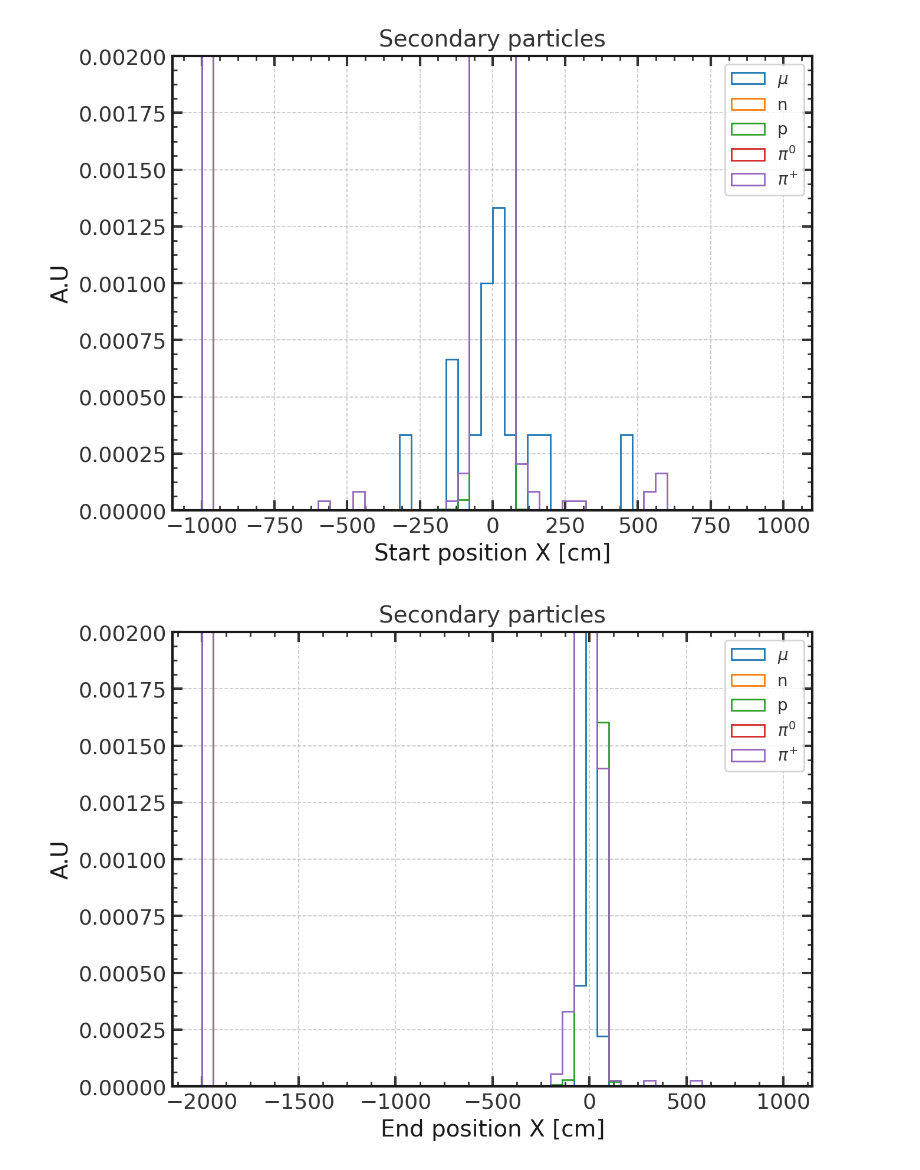
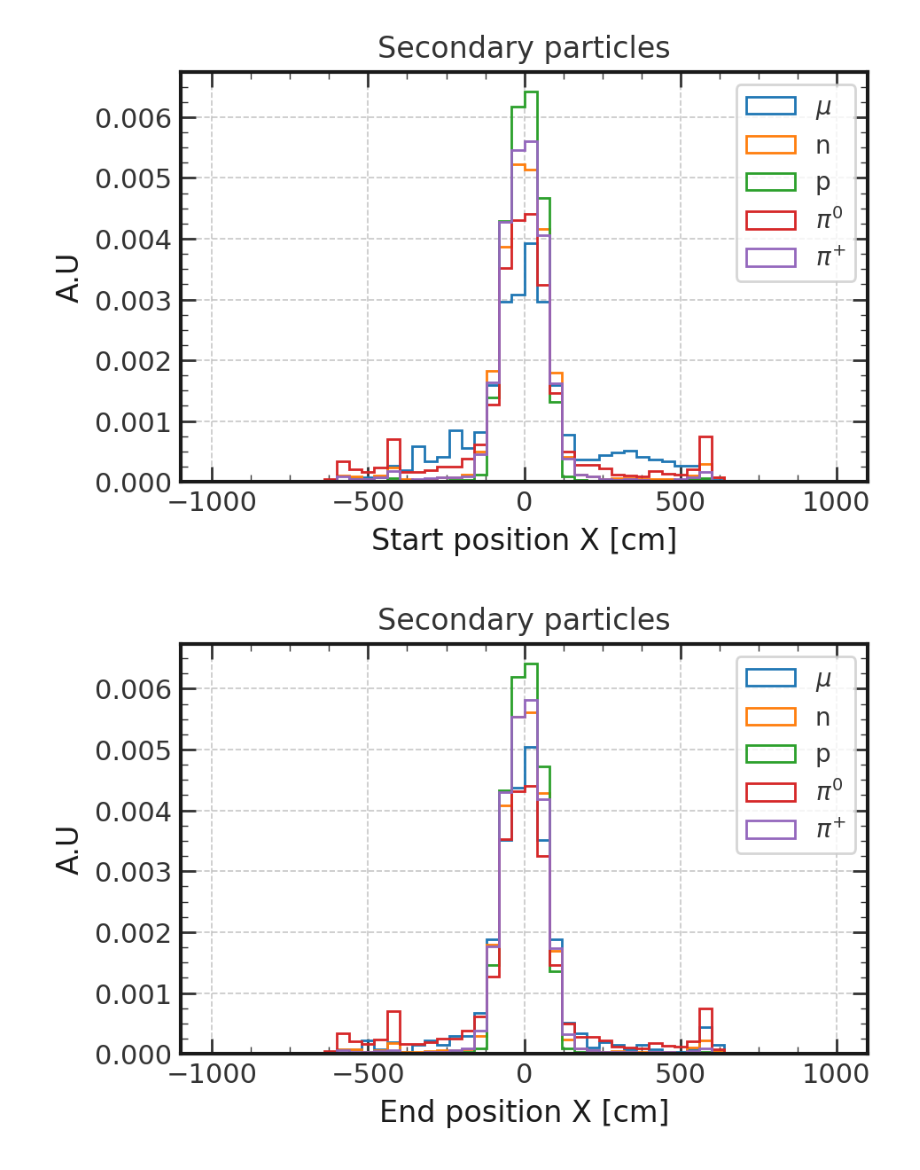
Before and after one commit to gkufatty/neutron-multiplicity, a Jupyter notebook: examples/check_neutral_particle.ipynb, the cells around one changed output. Drawn from its saved outputs; the diff is of its cells as text; code cells hidden in the pictures.

```diff
--- a/examples/check_neutral_particle.ipynb
+++ b/examples/check_neutral_particle.ipynb
@@ -55,6 +57,12 @@ class mctruth_particle_data():
         self.px = []
         self.py = []
         self.pz = []
+        self.ancestor_ixn = []
+        self.ancestor_part = []
+        self.ancestor_type = []
+
+
+
 
         # Secondaries
         self.sec_start_x = []
@@ -67,6 +75,10 @@ class mctruth_particle_data():
         self.sec_px = []
         self.sec_py = []
         self.sec_pz = []
+        self.sec_ancestor_ixn = []
+        self.sec_ancestor_part = []
+        self.sec_ancestor_type = []
+
 
 
     def update_data(self,data):
@@ -116,7 +128,7 @@ plot_dir = './plots/'
 # %%
 # Load datasets
 n_files = 10
-location = "fnal"
+location = "nersc"
 df = load_dataset(n_files,location)
 # %% [output]
 Openning MiniRun 5 beta 2.a CAFs
@@ -312,7 +336,7 @@ plt.hist(neutron_sx,bins=nbins,histtype='step',density=True,label='n',range=(-10
 plt.hist(proton_sx,bins=nbins,histtype='step',density=True,label='p',range=(-1000.,1000.))
 plt.hist(pi0_sx,bins=nbins,histtype='step',density=True,label=r'$\pi^{0}$',range=(-1000.,1000.))
 plt.hist(pip_sx,bins=nbins,histtype='step',density=True,label=r'$\pi^{+}$',range=(-1000.,1000.))
-plt.ylim(0.,0.0020)
+#plt.ylim(0.,0.0020)
 plt.title('Secondary particles')
 plt.xlabel('Start position X [cm]')
 plt.ylabel('A.U')
@@ -321,34 +345,34 @@ plt.savefig(plot_dir + 'secondaries_sx.png',bbox_inches="tight")
 plt.savefig(plot_dir + 'secondaries_sx.pdf',bbox_inches="tight")
 plt.show()
 # %% [output]
-[figure, old version]
+[figure, new version]
 # %%
 nbins = 50
 mu_sx = np.array(muon_data.sec_end_x)
 mu_sx = np.nan_to_num(mu_sx,nan=-1999)
 neutron_sx = np.array(neutron_data.sec_end_x)
 neutron_sx = np.nan_to_num(neutron_sx,nan=-1999)
 pi0_sx = np.array(pi0_data.sec_end_x)
 pi0_sx = np.nan_to_num(pi0_sx,nan=-1999)
 proton_sx = np.array(proton_data.sec_end_x)
 proton_sx = np.nan_to_num(proton_sx,nan=-1999)
 pip_sx = np.array(pip_data.sec_end_x)
 pip_sx = np.nan_to_num(pip_sx,nan=-1999)
 
 
 
-plt.hist(mu_sx,bins=nbins,histtype='step',density=True,label=r'$\mu$',range=(-2000.,1000.))
-plt.hist(neutron_sx,bins=nbins,histtype='step',density=True,label='n',range=(-2000.,1000.))
-plt.hist(proton_sx,bins=nbins,histtype='step',density=True,label='p',range=(-2000.,1000.))
-plt.hist(pi0_sx,bins=nbins,histtype='step',density=True,label=r'$\pi^{0}$',range=(-2000.,1000.))
-plt.hist(pip_sx,bins=nbins,histtype='step',density=True,label=r'$\pi^{+}$',range=(-2000.,1000.))
-plt.ylim(0.,0.0020)
+plt.hist(mu_sx,bins=nbins,histtype='step',density=True,label=r'$\mu$',range=(-1000.,1000.))
+plt.hist(neutron_sx,bins=nbins,histtype='step',density=True,label='n',range=(-1000.,1000.))
+plt.hist(proton_sx,bins=nbins,histtype='step',density=True,label='p',range=(-1000.,1000.))
+plt.hist(pi0_sx,bins=nbins,histtype='step',density=True,label=r'$\pi^{0}$',range=(-1000.,1000.))
+plt.hist(pip_sx,bins=nbins,histtype='step',density=True,label=r'$\pi^{+}$',range=(-1000.,1000.))
+#plt.ylim(0.,0.0020)
 plt.title('Secondary particles')
 plt.xlabel('End position X [cm]')
 plt.ylabel('A.U')
 plt.legend()
 plt.savefig(plot_dir + 'secondaries_ex.png',bbox_inches="tight")
 plt.savefig(plot_dir + 'secondaries_ex.pdf',bbox_inches="tight")
 plt.show()
 # %% [output]
-[figure, old version]
+[figure, new version]
```
Also changed, not shown: parts of 11 cells of this notebook, 5 other files.
